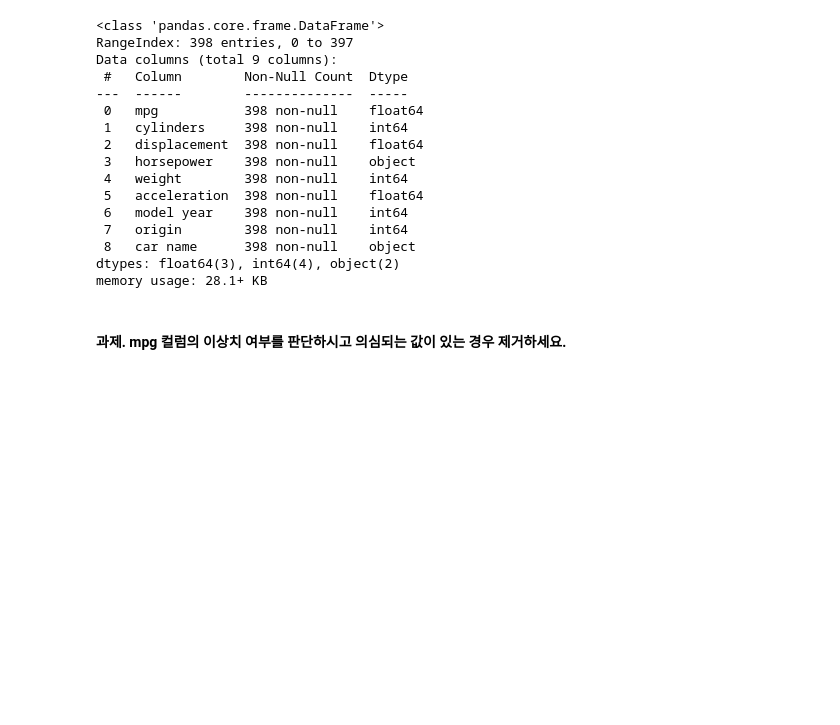
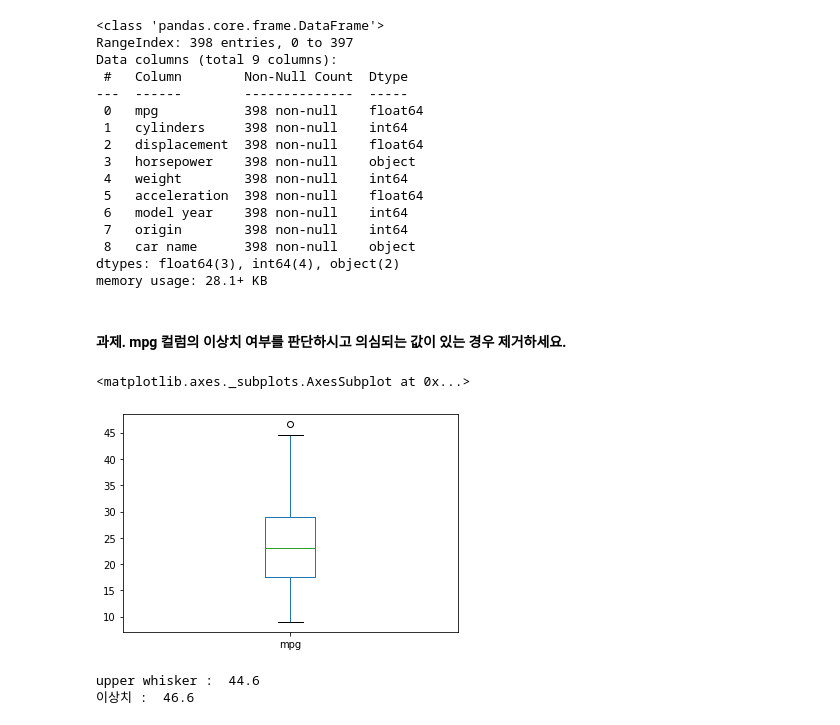
Before and after one commit to bnv20/kdt9, a Jupyter notebook: m2_분석라이브러리/visualization/시각화1_guide.ipynb, the cells around one changed output. Cells and saved outputs as stored; diff of their text form; code cells hidden in the pictures; blank space fills up the shorter version.

```diff
--- a/m2_분석라이브러리/visualization/시각화1_guide.ipynb
+++ b/m2_분석라이브러리/visualization/시각화1_guide.ipynb
@@ -281,3 +323,22 @@ dtypes: float64(3), int64(4), object(2)
 memory usage: 28.1+ KB
 # %% [markdown]
 #### 과제. mpg 컬럼의 이상치 여부를 판단하시고 의심되는 값이 있는 경우 제거하세요.
+# %%
+df_auto.mpg.plot(kind='box')
+# %% [output]
+<matplotlib.axes._subplots.AxesSubplot at 0x...>
+[figure, added]
+# %%
+# upper whisker 산출 기준 : Q3 + 1.5 x IQR 이내인 값중에서 최댓값
+
+Q1 = df_auto.mpg.describe()['25%']
+Q3 = df_auto.mpg.describe()['75%']
+IQR = Q3 - Q1
+
+uwc = Q3+IQR*1.5
+uw = df_auto.mpg[df_auto.mpg <= uwc].max()
+print('upper whisker : ', uw)
+print('이상치 : ', df_auto.mpg[df_auto.mpg>uw].values[0])
+# %% [output]
+upper whisker :  44.6
+이상치 :  46.6
```
Also changed, not shown: parts of 44 cells of this notebook.
